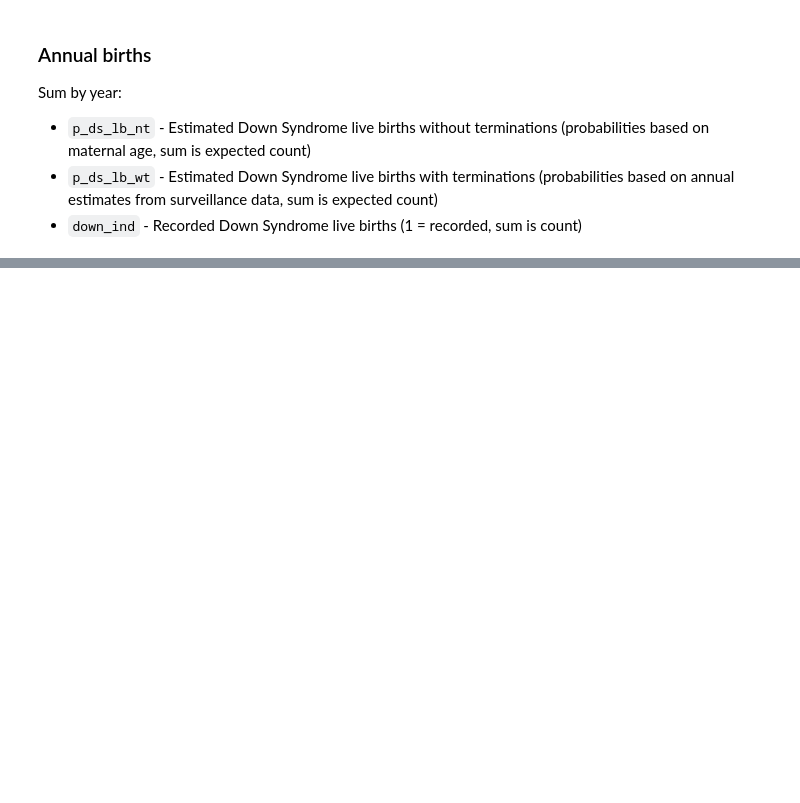
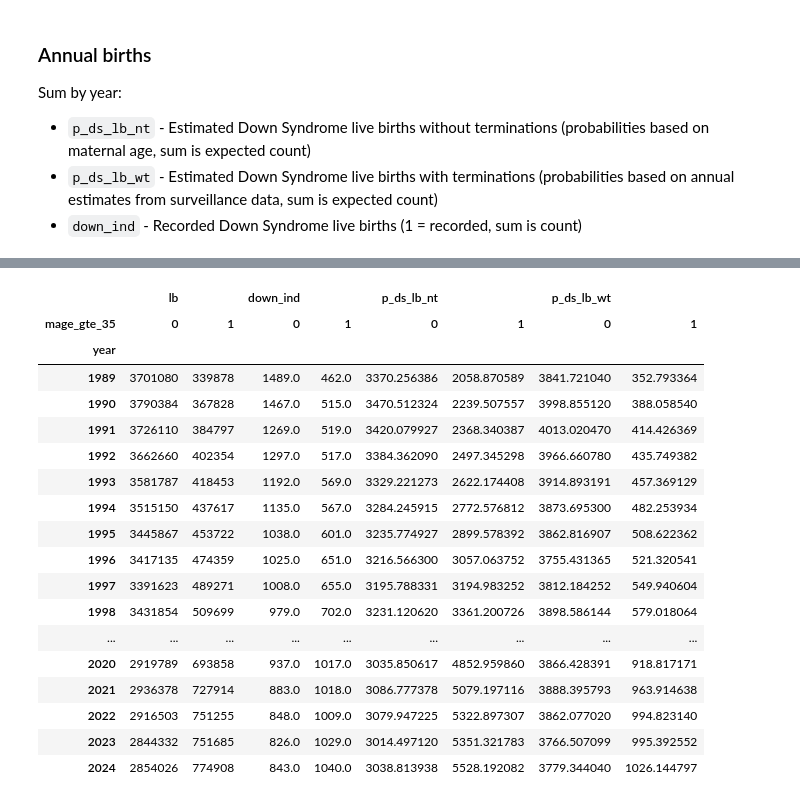
Before and after one commit to frankbuckley/ds-births-populations, a Jupyter notebook: projects/us-birth-certificates/notes.ipynb, the cells around one changed output, grey strips where cells are left out. Saved outputs shown, nothing was run; the diff lists cells and outputs as text; code cells hidden in the pictures; blank space fills up the shorter version.

```diff
--- a/projects/us-birth-certificates/notes.ipynb
+++ b/projects/us-birth-certificates/notes.ipynb
@@ -43,0 +56,39 @@ births_year_df
+# %%
+mage_df = con.execute(
+    """
+    SELECT
+        year, CASE WHEN mage_c >= 35 THEN 1 ELSE 0
+    END
+    AS mage_gte_35,
+        COUNT(*) AS lb,
+        SUM(down_ind) AS down_ind,
+        SUM(p_ds_lb_nt) AS p_ds_lb_nt,
+        SUM(p_ds_lb_wt) AS p_ds_lb_wt
+    FROM us_births
+    WHERE year >= 1989 AND restatus <> 4
+    GROUP BY year, mage_gte_35
+    ORDER BY year, mage_gte_35
+    """
+).df().set_index(["year", "mage_gte_35"])
+
+mage_df.unstack("mage_gte_35")
+# %% [output]
+|  | lb |  | down_ind |  | p_ds_lb_nt |  | p_ds_lb_wt |  |
+| mage_gte_35 | 0 | 1 | 0 | 1 | 0 | 1 | 0 | 1 |
+| year |  |  |  |  |  |  |  |  |
+| 1989 | 3701080 | 339878 | 1489.0 | 462.0 | 3370.256386 | 2058.870589 | 3841.721040 | 352.793364 |
+| 1990 | 3790384 | 367828 | 1467.0 | 515.0 | 3470.512324 | 2239.507557 | 3998.855120 | 388.058540 |
+| 1991 | 3726110 | 384797 | 1269.0 | 519.0 | 3420.079927 | 2368.340387 | 4013.020470 | 414.426369 |
+| 1992 | 3662660 | 402354 | 1297.0 | 517.0 | 3384.362090 | 2497.345298 | 3966.660780 | 435.749382 |
+| 1993 | 3581787 | 418453 | 1192.0 | 569.0 | 3329.221273 | 2622.174408 | 3914.893191 | 457.369129 |
+| 1994 | 3515150 | 437617 | 1135.0 | 567.0 | 3284.245915 | 2772.576812 | 3873.695300 | 482.253934 |
+| 1995 | 3445867 | 453722 | 1038.0 | 601.0 | 3235.774927 | 2899.578392 | 3862.816907 | 508.622362 |
+| 1996 | 3417135 | 474359 | 1025.0 | 651.0 | 3216.566300 | 3057.063752 | 3755.431365 | 521.320541 |
+| 1997 | 3391623 | 489271 | 1008.0 | 655.0 | 3195.788331 | 3194.983252 | 3812.184252 | 549.940604 |
+| 1998 | 3431854 | 509699 | 979.0 | 702.0 | 3231.120620 | 3361.200726 | 3898.586144 | 579.018064 |
+| ... | ... | ... | ... | ... | ... | ... | ... | ... |
+| 2020 | 2919789 | 693858 | 937.0 | 1017.0 | 3035.850617 | 4852.959860 | 3866.428391 | 918.817171 |
+| 2021 | 2936378 | 727914 | 883.0 | 1018.0 | 3086.777378 | 5079.197116 | 3888.395793 | 963.914638 |
+| 2022 | 2916503 | 751255 | 848.0 | 1009.0 | 3079.947225 | 5322.897307 | 3862.077020 | 994.823140 |
+| 2023 | 2844332 | 751685 | 826.0 | 1029.0 | 3014.497120 | 5351.321783 | 3766.507099 | 995.392552 |
+| 2024 | 2854026 | 774908 | 843.0 | 1040.0 | 3038.813938 | 5528.192082 | 3779.344040 | 1026.144797 |
```
Also changed, not shown: parts of 20 cells of this notebook, 2 other files.
